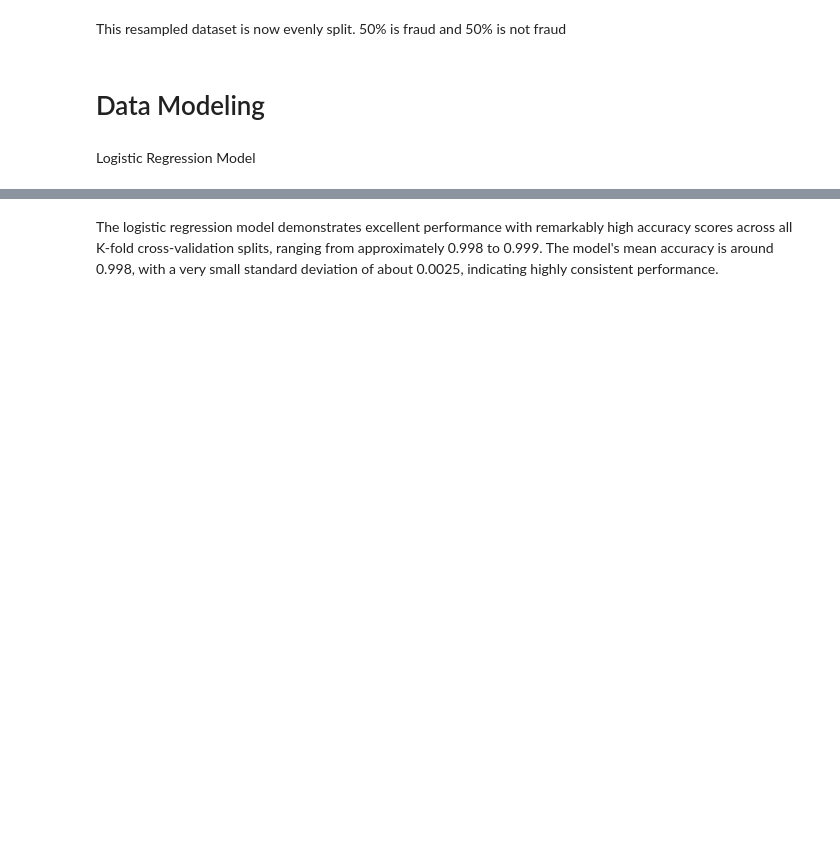
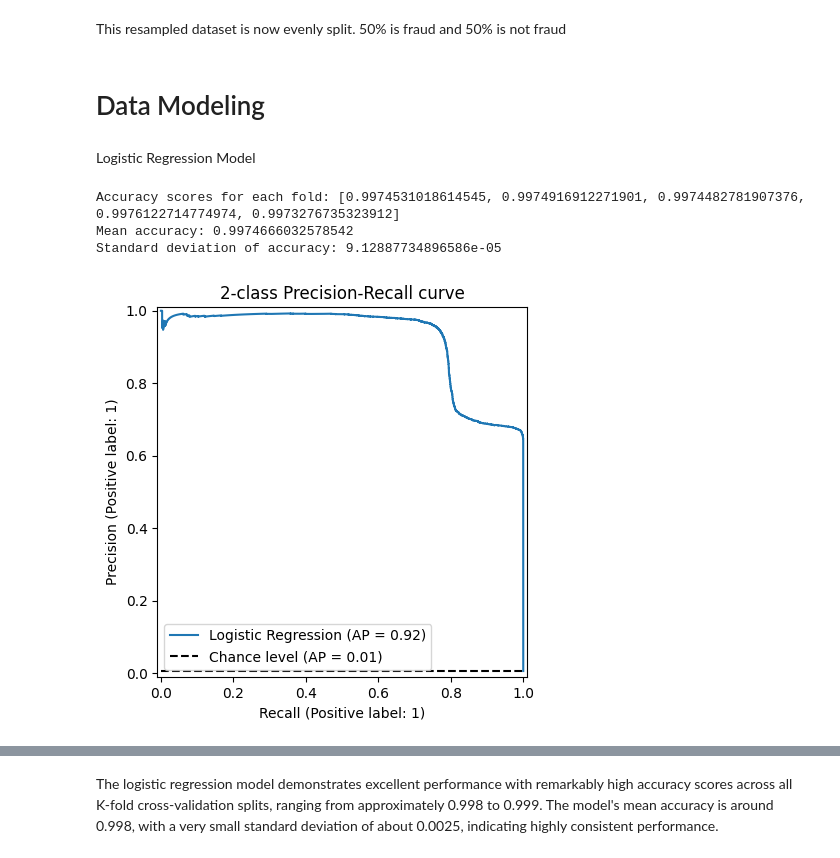
Before and after one commit to Tarina03/mastercard_fraud_detection, a Jupyter notebook: Mastercard1_CreditCardFraudDetection.ipynb, the cells around one changed output, grey strips where cells are left out. Drawn from its saved outputs; the diff is of its cells as text; code cells hidden in the pictures; blank space fills up the shorter version.

```diff
--- a/Mastercard1_CreditCardFraudDetection.ipynb
+++ b/Mastercard1_CreditCardFraudDetection.ipynb
@@ -579,3 +627,62 @@ This resampled dataset is now evenly split. 50% is fraud and 50% is not fraud
 # Data Modeling
 # %% [markdown]
 Logistic Regression Model
+# %%
+# Assuming X and y are already defined as per your previous steps
+from sklearn.preprocessing import StandardScaler
+from sklearn.model_selection import StratifiedKFold
+scaler = StandardScaler()
+# Initialize logistic regression model
+lr_model = LogisticRegression(max_iter=1000,penalty='l2', C=0.01)  # Increase max_iter if needed
+
+# Set up K-Fold Cross-Validation
+skf = StratifiedKFold(n_splits=5, shuffle=True, random_state=42)  # You can adjust n_splits
+
+# Store results
+accuracy_scores = []
+classification_reports = []
+y_test_all = []
+y_score_all = []
+
+# K-Fold Cross-Validation
+for train_index, test_index in skf.split(X_original, y_original):
+    X_train, X_test = X_original.iloc[train_index], X_original.iloc[test_index]
+    y_train, y_test = y_original.iloc[train_index], y_original.iloc[test_index]
+
+    # Fit the scaler on the training set and transform both train and test sets
+    X_train_scaled = scaler.fit_transform(X_train)
+    X_test_scaled = scaler.transform(X_test)
+
+    # Fit the model
+    lr_model.fit(X_train_scaled, y_train)
+
+    # Predict on the test set
+    y_pred = lr_model.predict(X_test_scaled)
+
+    # Calculate accuracy
+    accuracy = accuracy_score(y_test, y_pred)
+    accuracy_scores.append(accuracy)
+
+    # Get the classification report
+    report = classification_report(y_test, y_pred, output_dict=True)
+    classification_reports.append(report)
+
+    y_test_all.extend(y_test)
+    y_score_all.extend(lr_model.predict_proba(X_test_scaled)[:, 1])
+
+# Analyze results
+print(f"Accuracy scores for each fold: {accuracy_scores}")
+print(f"Mean accuracy: {np.mean(accuracy_scores)}")
+print(f"Standard deviation of accuracy: {np.std(accuracy_scores)}")
+# %% [output]
+Accuracy scores for each fold: [0.9974531018614545, 0.9974916912271901, 0.9974482781907376, 0.9976122714774974, 0.9973276735323912]
+Mean accuracy: 0.9974666032578542
+Standard deviation of accuracy: 9.12887734896586e-05
+# %%
+# Display the Precision-Recall curve
+display = PrecisionRecallDisplay.from_predictions(
+    y_test_all, y_score_all, name="Logistic Regression", plot_chance_level=True
+)
+_ = display.ax_.set_title("2-class Precision-Recall curve")
+# %% [output]
+[figure, added]
```
Also changed, not shown: parts of 26 cells of this notebook.
